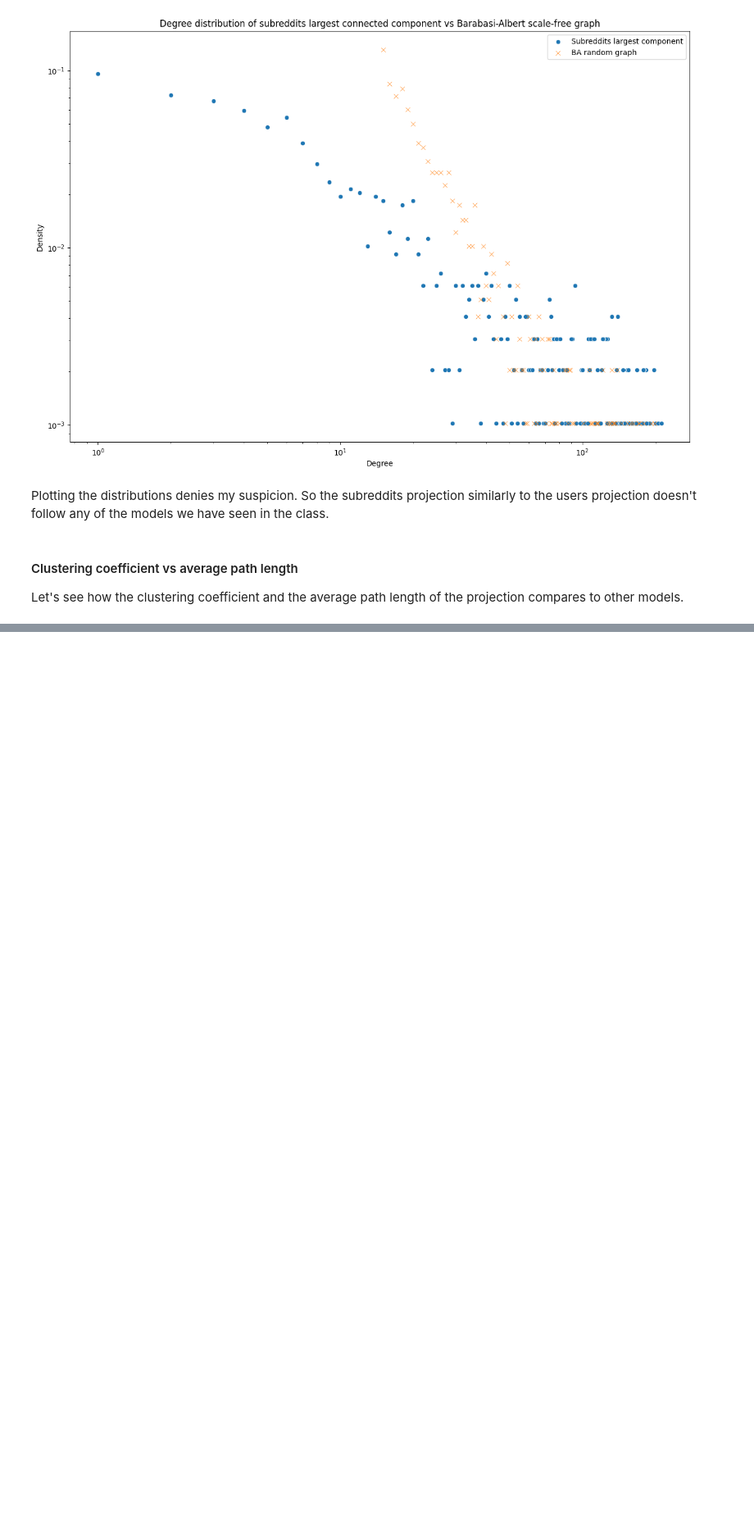
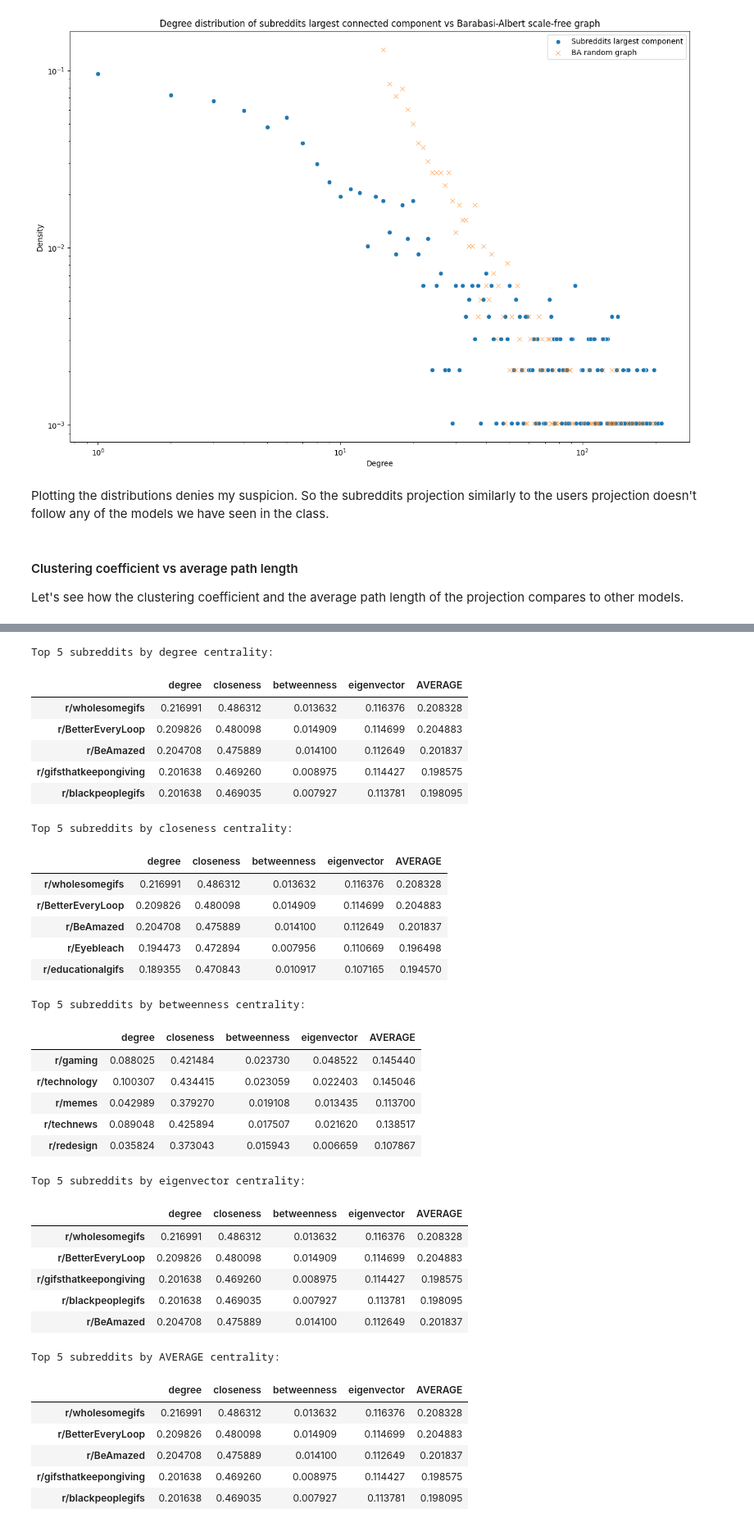
Before and after one commit to steciuk/SNA-reddit-bipartite-analysis, a Jupyter notebook: project.ipynb, the cells around one changed output, grey strips where cells are left out. Shown at 82% size. Cells and saved outputs as stored; diff of their text form; code cells hidden in the pictures; blank space fills up the shorter version.

```diff
--- a/project.ipynb
+++ b/project.ipynb
@@ -1191,0 +1258,41 @@ AttributeError: 'tuple' object has no attribute 'is_directed'
+# %%
+# Display top 5 subreddits for each centrality
+for centrality in G_subs_lcc_centrality_df.columns:
+    print(f"Top 5 subreddits by {centrality} centrality:")
+    display(G_subs_lcc_centrality_df.sort_values(by=centrality, ascending=False).head())
+# %% [output]
+Top 5 subreddits by degree centrality:
+|  | degree | closeness | betweenness | eigenvector | AVERAGE |
+| r/wholesomegifs | 0.216991 | 0.486312 | 0.013632 | 0.116376 | 0.208328 |
+| r/BetterEveryLoop | 0.209826 | 0.480098 | 0.014909 | 0.114699 | 0.204883 |
+| r/BeAmazed | 0.204708 | 0.475889 | 0.014100 | 0.112649 | 0.201837 |
+| r/gifsthatkeepongiving | 0.201638 | 0.469260 | 0.008975 | 0.114427 | 0.198575 |
+| r/blackpeoplegifs | 0.201638 | 0.469035 | 0.007927 | 0.113781 | 0.198095 |
+Top 5 subreddits by closeness centrality:
+|  | degree | closeness | betweenness | eigenvector | AVERAGE |
+| r/wholesomegifs | 0.216991 | 0.486312 | 0.013632 | 0.116376 | 0.208328 |
+| r/BetterEveryLoop | 0.209826 | 0.480098 | 0.014909 | 0.114699 | 0.204883 |
+| r/BeAmazed | 0.204708 | 0.475889 | 0.014100 | 0.112649 | 0.201837 |
+| r/Eyebleach | 0.194473 | 0.472894 | 0.007956 | 0.110669 | 0.196498 |
+| r/educationalgifs | 0.189355 | 0.470843 | 0.010917 | 0.107165 | 0.194570 |
+Top 5 subreddits by betweenness centrality:
+|  | degree | closeness | betweenness | eigenvector | AVERAGE |
+| r/gaming | 0.088025 | 0.421484 | 0.023730 | 0.048522 | 0.145440 |
+| r/technology | 0.100307 | 0.434415 | 0.023059 | 0.022403 | 0.145046 |
+| r/memes | 0.042989 | 0.379270 | 0.019108 | 0.013435 | 0.113700 |
+| r/technews | 0.089048 | 0.425894 | 0.017507 | 0.021620 | 0.138517 |
+| r/redesign | 0.035824 | 0.373043 | 0.015943 | 0.006659 | 0.107867 |
+Top 5 subreddits by eigenvector centrality:
+|  | degree | closeness | betweenness | eigenvector | AVERAGE |
+| r/wholesomegifs | 0.216991 | 0.486312 | 0.013632 | 0.116376 | 0.208328 |
+| r/BetterEveryLoop | 0.209826 | 0.480098 | 0.014909 | 0.114699 | 0.204883 |
+| r/gifsthatkeepongiving | 0.201638 | 0.469260 | 0.008975 | 0.114427 | 0.198575 |
+| r/blackpeoplegifs | 0.201638 | 0.469035 | 0.007927 | 0.113781 | 0.198095 |
+| r/BeAmazed | 0.204708 | 0.475889 | 0.014100 | 0.112649 | 0.201837 |
+Top 5 subreddits by AVERAGE centrality:
+|  | degree | closeness | betweenness | eigenvector | AVERAGE |
+| r/wholesomegifs | 0.216991 | 0.486312 | 0.013632 | 0.116376 | 0.208328 |
+| r/BetterEveryLoop | 0.209826 | 0.480098 | 0.014909 | 0.114699 | 0.204883 |
+| r/BeAmazed | 0.204708 | 0.475889 | 0.014100 | 0.112649 | 0.201837 |
+| r/gifsthatkeepongiving | 0.201638 | 0.469260 | 0.008975 | 0.114427 | 0.198575 |
+| r/blackpeoplegifs | 0.201638 | 0.469035 | 0.007927 | 0.113781 | 0.198095 |
```
Also changed, not shown: parts of 14 cells of this notebook.
